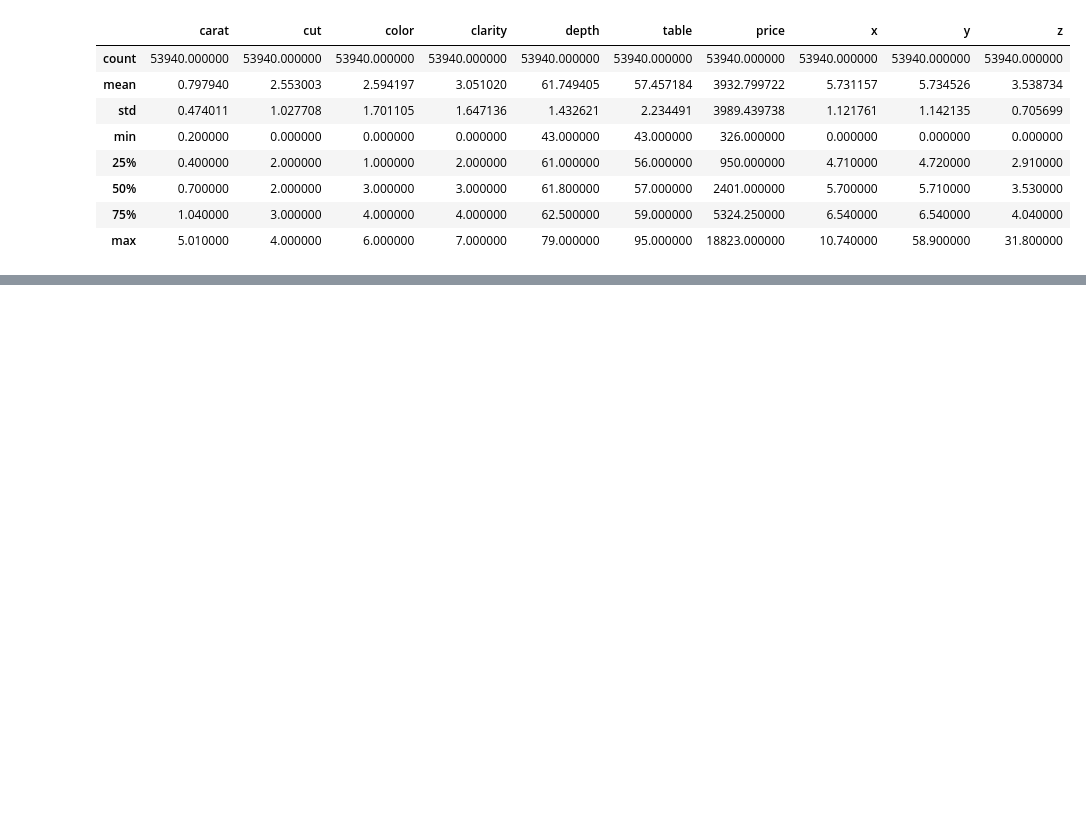
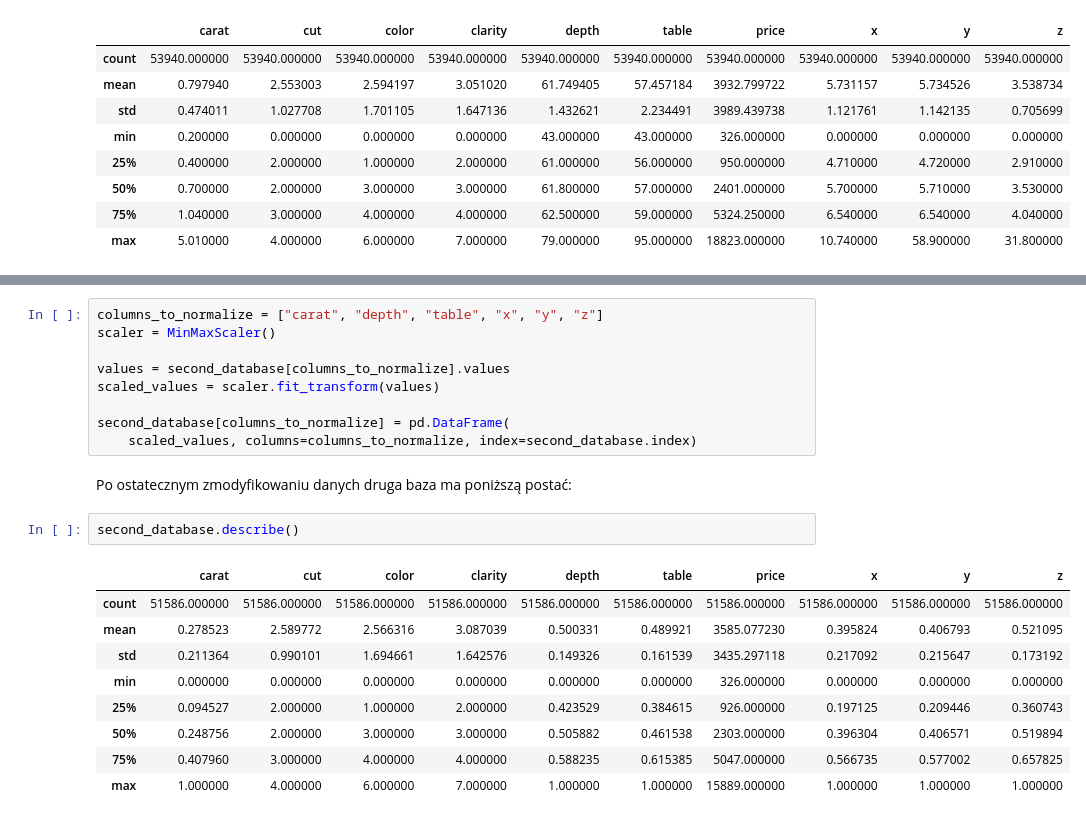
Before and after one commit to wgola/computional-intelligence-exercises, a Jupyter notebook: project2/project2.ipynb, the cells around one changed output, grey strips where cells are left out. Cells and saved outputs as stored; diff of their text form; blank space fills up the shorter version.

```diff
--- a/project2/project2.ipynb
+++ b/project2/project2.ipynb
@@ -144,0 +174,23 @@ first_database.describe()
+# %%
+columns_to_normalize = ["carat", "depth", "table", "x", "y", "z"]
+scaler = MinMaxScaler()
+
+values = second_database[columns_to_normalize].values
+scaled_values = scaler.fit_transform(values)
+
+second_database[columns_to_normalize] = pd.DataFrame(
+    scaled_values, columns=columns_to_normalize, index=second_database.index)
+# %% [markdown]
+Po ostatecznym zmodyfikowaniu danych druga baza ma poniższą postać:
+# %%
+second_database.describe()
+# %% [output]
+|  | carat | cut | color | clarity | depth | table | price | x | y | z |
+| count | 51586.000000 | 51586.000000 | 51586.000000 | 51586.000000 | 51586.000000 | 51586.000000 | 51586.000000 | 51586.000000 | 51586.000000 | 51586.000000 |
+| mean | 0.278523 | 2.589772 | 2.566316 | 3.087039 | 0.500331 | 0.489921 | 3585.077230 | 0.395824 | 0.406793 | 0.521095 |
+| std | 0.211364 | 0.990101 | 1.694661 | 1.642576 | 0.149326 | 0.161539 | 3435.297118 | 0.217092 | 0.215647 | 0.173192 |
+| min | 0.000000 | 0.000000 | 0.000000 | 0.000000 | 0.000000 | 0.000000 | 326.000000 | 0.000000 | 0.000000 | 0.000000 |
+| 25% | 0.094527 | 2.000000 | 1.000000 | 2.000000 | 0.423529 | 0.384615 | 926.000000 | 0.197125 | 0.209446 | 0.360743 |
+| 50% | 0.248756 | 2.000000 | 3.000000 | 3.000000 | 0.505882 | 0.461538 | 2303.000000 | 0.396304 | 0.406571 | 0.519894 |
+| 75% | 0.407960 | 3.000000 | 4.000000 | 4.000000 | 0.588235 | 0.615385 | 5047.000000 | 0.566735 | 0.577002 | 0.657825 |
+| max | 1.000000 | 4.000000 | 6.000000 | 7.000000 | 1.000000 | 1.000000 | 15889.000000 | 1.000000 | 1.000000 | 1.000000 |
```
Also changed, not shown: parts of 25 cells of this notebook.
